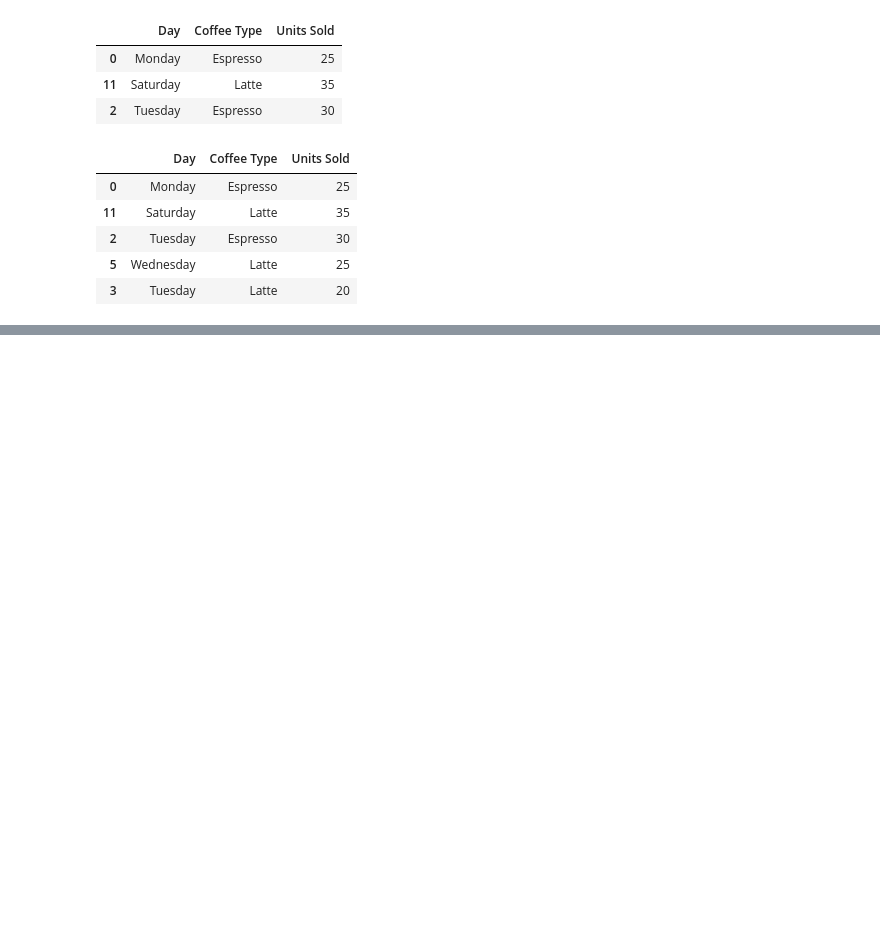
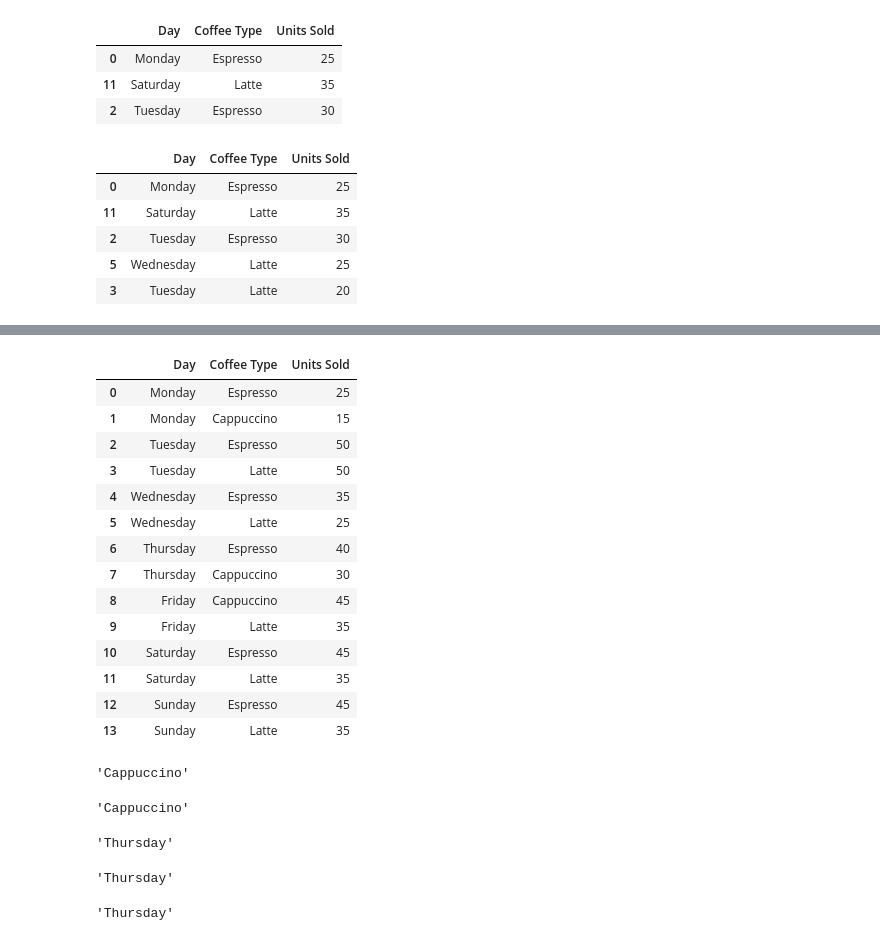
Before and after one commit to Ashraf-2/basic_python_notes, a Jupyter notebook: Python_Pandas/ultimate_pandas.ipynb, the cells around one changed output, grey strips where cells are left out. Cells and saved outputs as stored; diff of their text form; code cells hidden in the pictures; blank space fills up the shorter version.

```diff
--- a/Python_Pandas/ultimate_pandas.ipynb
+++ b/Python_Pandas/ultimate_pandas.ipynb
@@ -417,0 +731,42 @@ coffee_data.loc[[0,11,2,5,3]]
+# %%
+coffee_data
+# %% [output]
+|  | Day | Coffee Type | Units Sold |
+| 0 | Monday | Espresso | 25 |
+| 1 | Monday | Cappuccino | 15 |
+| 2 | Tuesday | Espresso | 50 |
+| 3 | Tuesday | Latte | 50 |
+| 4 | Wednesday | Espresso | 35 |
+| 5 | Wednesday | Latte | 25 |
+| 6 | Thursday | Espresso | 40 |
+| 7 | Thursday | Cappuccino | 30 |
+| 8 | Friday | Cappuccino | 45 |
+| 9 | Friday | Latte | 35 |
+| 10 | Saturday | Espresso | 45 |
+| 11 | Saturday | Latte | 35 |
+| 12 | Sunday | Espresso | 45 |
+| 13 | Sunday | Latte | 35 |
+# %%
+# access values using "at", to access one value, not possible to access multiple values
+coffee_data.at[7,'Coffee Type']
+# %% [output]
+'Cappuccino'
+# %%
+# access values using "iat", to access one value, not possible to access multiple values
+coffee_data.iat[7,1]
+# %% [output]
+'Cappuccino'
+# %%
+# access values using "at", to access one value, not possible to access multiple values
+coffee_data.at[7,'Day']
+# %% [output]
+'Thursday'
+# %%
+# access values using "iat", to access one value, not possible to access multiple values
+coffee_data.iat[7,0]
+# %% [output]
+'Thursday'
+# %%
+coffee_data.iloc[7,0] # getting value using iloc, iloc demands the indax value of any column or raw, not the label of raws and columns.
+# %% [output]
+'Thursday'
```
Also changed, not shown: parts of 23 cells of this notebook, 3 other files.
